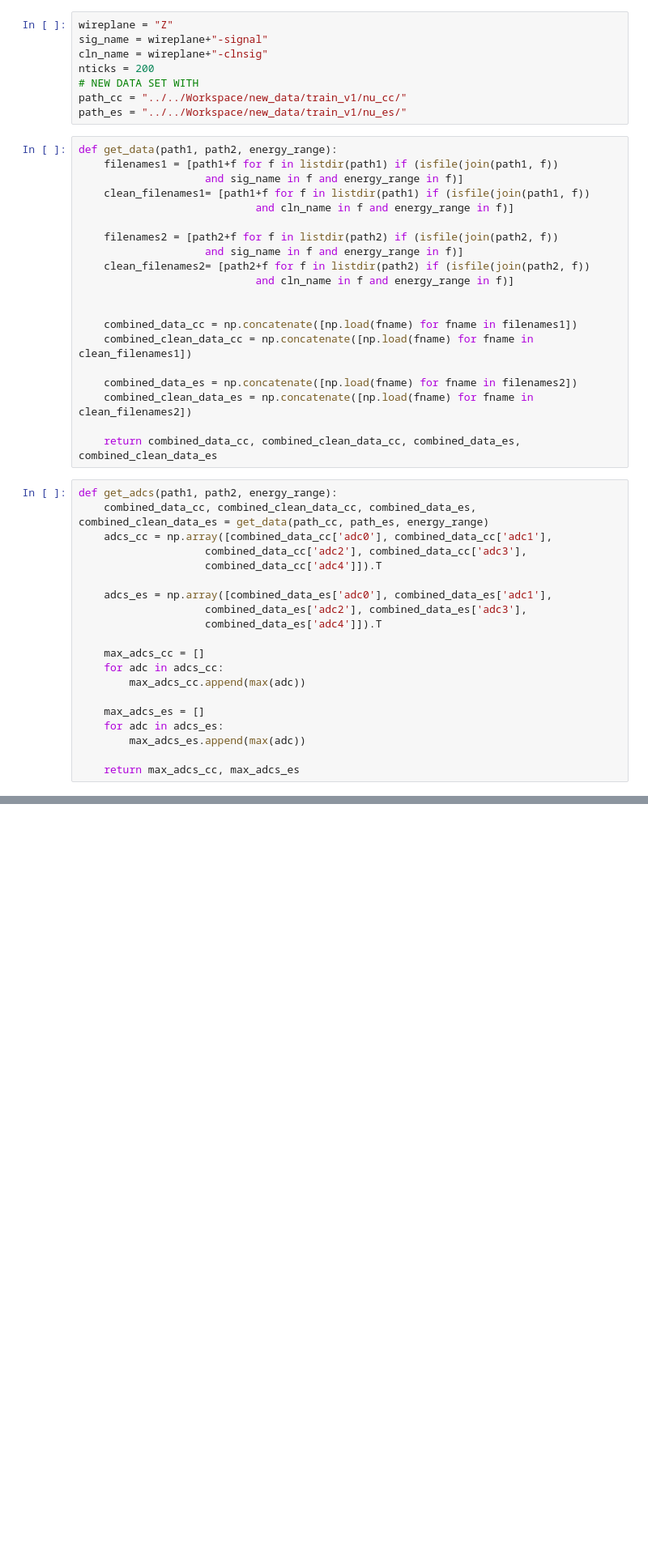
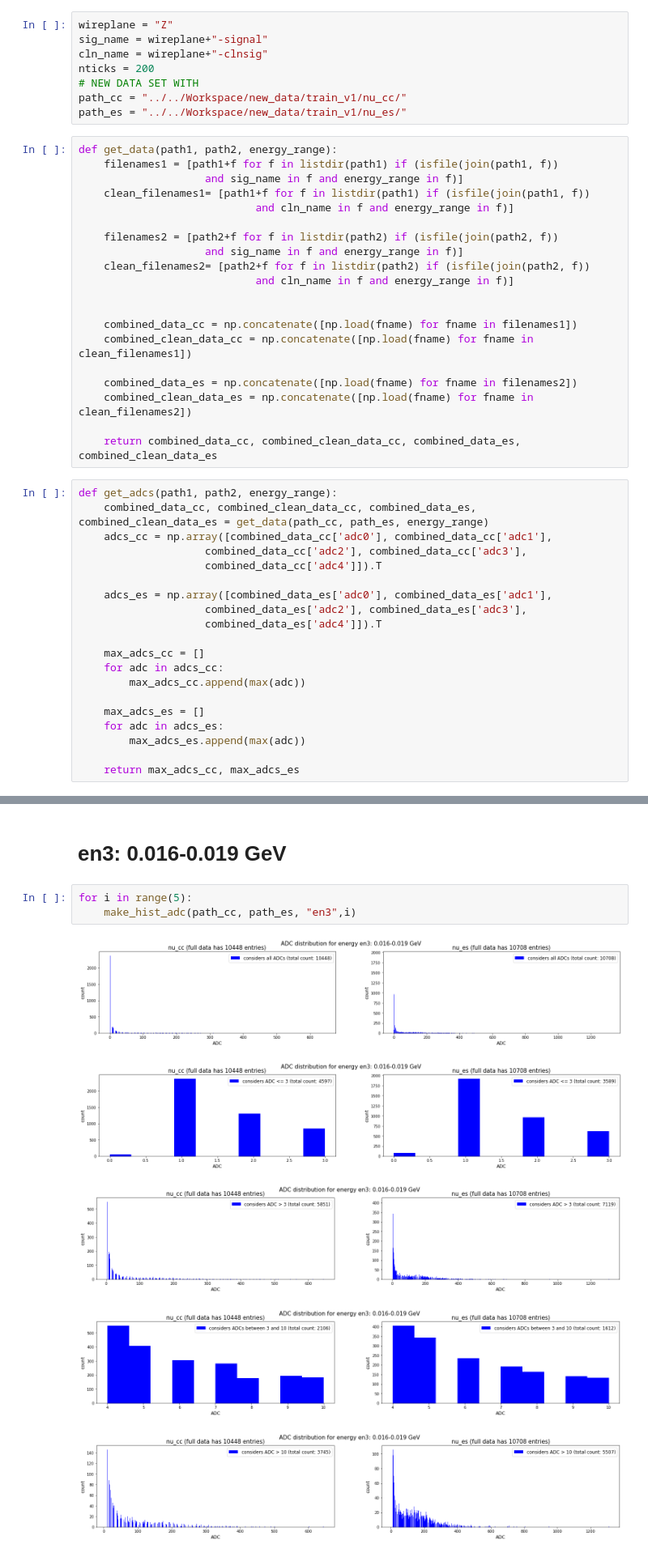
Before and after one commit to In-storage-compute/LArTPC-1DCNN-AutoEncoder, a Jupyter notebook: Neutrino-Trained -NewDataSet/adc_energy_range.ipynb, the cells around one changed output, grey strips where cells are left out. Shown at 81% size. Saved outputs shown, nothing was run; the diff lists cells and outputs as text; blank space fills up the shorter version.

```diff
--- a/Neutrino-Trained -NewDataSet/adc_energy_range.ipynb
+++ b/Neutrino-Trained -NewDataSet/adc_energy_range.ipynb
@@ -94,0 +207,11 @@ for i in range(10):
+# %% [markdown]
+# en3: 0.016-0.019 GeV
+# %%
+for i in range(5):
+    make_hist_adc(path_cc, path_es, "en3",i)
+# %% [output]
+[figure, added]
+[figure, added]
+[figure, added]
+[figure, added]
+[figure, added]
```
Also changed, not shown: parts of 27 cells of this notebook.
